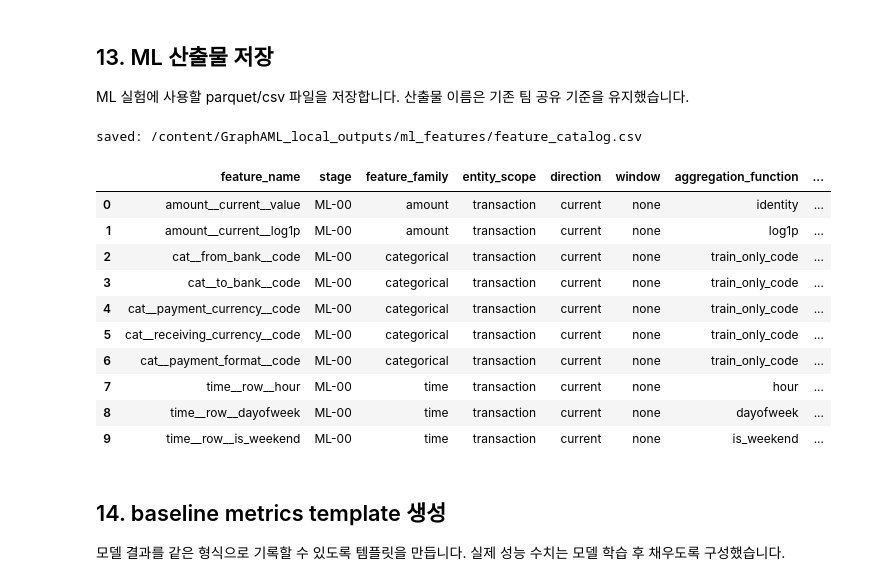
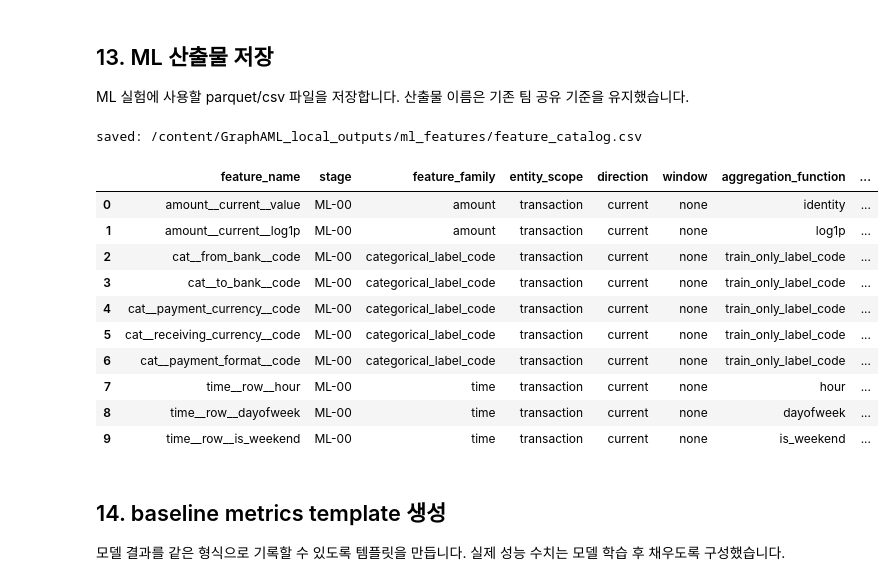
Before and after one commit to JKYUPSYCHE/Graph_AML, a Jupyter notebook: data/preprocessing/03_ml_feature_process.ipynb, the cells around one changed output. Cells and saved outputs as stored; diff of their text form; code cells hidden in the pictures.

```diff
--- a/data/preprocessing/03_ml_feature_process.ipynb
+++ b/data/preprocessing/03_ml_feature_process.ipynb
@@ -393,6 +393,10 @@ for k, v in COL.items():
 # clone 없이 바로 처리
 df = df_raw
 
+# 원본 clean_base에 없어서 unknown 상수로 만든 범주형 컬럼을 추적합니다.
+# 이런 컬럼은 실제 원본 신호가 아니므로 인코딩 대상에서 제외합니다.
+CREATED_UNKNOWN_CATEGORICAL_COLS = []
+
 # tx_id 없으면 row 순서 기준 생성
 if COL["tx_id"] is None:
     df = df.with_row_index("tx_id")
@@ -401,9 +405,11 @@ if COL["tx_id"] is None:
 # 은행 / 통화 / 결제방식 컬럼 없으면 unknown
 for key in ["from_bank", "to_bank", "payment_currency", "receiving_currency", "payment_format"]:
     if COL[key] is None:
-        # split 라벨을 원본 row에 붙여 이후 산출물에서 공통으로 사용합니다.
+        # 원본 clean_base에 없는 컬럼은 unknown 상수로 만들어 downstream 오류를 막되,
+        # 실제 ML 인코딩 대상에서는 제외할 수 있도록 별도 기록합니다.
         df = df.with_columns(pl.lit("unknown").alias(key))
         COL[key] = key
+        CREATED_UNKNOWN_CATEGORICAL_COLS.append(key)
 
 # split 라벨을 원본 row에 붙여 이후 산출물에서 공통으로 사용합니다.
 df = df.with_columns([
@@ -1146,12 +1344,12 @@ def make_feature_catalog():
 
     for raw_col, feat_col in CAT_FEATURE_MAP.items():
         add_record(
-            feat_col, "ML-00", "categorical", "transaction", "current", "none",
-            "train_only_code", raw_col,
+            feat_col, "ML-00", "categorical_label_code", "transaction", "current", "none",
+            "train_only_label_code", raw_col,
             "mapping is fitted on train split only",
             "unknown in val/test -> -1",
             "low", "institution/payment/currency pattern", "selected",
-            "정수 코드 자체에 순서 의미는 없음",
+            "정희님 요청 기준: 기존 산출물 구조 유지 + categorical encoded column 추가. 정수 code 자체에 순서 의미는 없음",
             "categorical_{}".format(raw_col)
         )
 
@@ -1225,100 +1423,44 @@ def make_feature_catalog():
             "recency NaN 해석 보조", "{}_{}_recency".format(entity_scope, direction)
         )
 
-
-    # baseline P0 범위 아님. TODO로만 기록
-    add_record(
-        "cur_vs_mean_ratio",
-        "TODO",
-        "ratio",
-        "transaction_vs_history",
-        "current",
-        "future",
-        "current_amount_div_past_mean",
-        "amount, history_amount_mean",
-        "must use past_timestamp < current_timestamp",
-        "zero denominator -> define epsilon or 0 before use",
-        "medium",
-        "amount anomaly",
-        "todo",
-        "TODO: Stage 0 확장 후보 cur_vs_mean_ratio",
-        "amount_ratio_extension",
-    )
-
-    add_record(
-        "pair_tgap",
-        "TODO",
-        "pair",
-        "sender_receiver",
-        "forward",
-        "future",
-        "seconds_since_last_pair_tx",
-        "sender_account, receiver_account, timestamp",
-        "must use past_timestamp < current_timestamp",
-        "no previous pair -> NaN with first flag",
-        "medium",
-        "pair recency",
-        "todo",
-        "TODO: Pair 확장 후보 pair tgap, is_new_pair",
-        "pair_extension",
-    )
-
-    add_record(
-        "is_new_pair",
-        "TODO",
-        "pair",
-        "sender_receiver",
-        "forward",
-        "future",
-        "is_first_pair",
-        "sender_account, receiver_account, timestamp",
-        "must use past_timestamp < current_timestamp",
-        "first pair -> 1 else 0",
-        "low",
-        "new counterparty pair",
-        "todo",
-        "TODO: Pair 확장 후보 pair tgap, is_new_pair",
-        "pair_extension",
-    )
-
     cols = [
         "feature_name",
         "stage",
         "feature_family",
         "entity_scope",
         "direction",
         "window",
         "aggregation_function",
         "input_columns",
         "leakage_rule",
         "null_policy",
         "computational_cost",
         "aml_typology",
         "selection_status",
         "notes",
         "correlation_group",
     ]
 
     return pd.DataFrame(records)[cols]
 
 
 # feature 설명과 누수 방지 기준을 catalog로 저장합니다.
 feature_catalog = make_feature_catalog()
 feature_catalog_path = CONFIG["LOCAL_OUTPUT_DIR"] / "feature_catalog.csv"
 feature_catalog.to_csv(feature_catalog_path, index=False, encoding="utf-8-sig")
 
 print("saved:", feature_catalog_path)
 feature_catalog.head(10)
 # %% [output]
 saved: /content/GraphAML_local_outputs/ml_features/feature_catalog.csv
 |  | feature_name | stage | feature_family | entity_scope | direction | window | aggregation_function | ... |
 | 0 | amount__current__value | ML-00 | amount | transaction | current | none | identity | ... |
 | 1 | amount__current__log1p | ML-00 | amount | transaction | current | none | log1p | ... |
-| 2 | cat__from_bank__code | ML-00 | categorical | transaction | current | none | train_only_code | ... |
-| 3 | cat__to_bank__code | ML-00 | categorical | transaction | current | none | train_only_code | ... |
-| 4 | cat__payment_currency__code | ML-00 | categorical | transaction | current | none | train_only_code | ... |
-| 5 | cat__receiving_currency__code | ML-00 | categorical | transaction | current | none | train_only_code | ... |
-| 6 | cat__payment_format__code | ML-00 | categorical | transaction | current | none | train_only_code | ... |
+| 2 | cat__from_bank__code | ML-00 | categorical_label_code | transaction | current | none | train_only_label_code | ... |
+| 3 | cat__to_bank__code | ML-00 | categorical_label_code | transaction | current | none | train_only_label_code | ... |
+| 4 | cat__payment_currency__code | ML-00 | categorical_label_code | transaction | current | none | train_only_label_code | ... |
+| 5 | cat__receiving_currency__code | ML-00 | categorical_label_code | transaction | current | none | train_only_label_code | ... |
+| 6 | cat__payment_format__code | ML-00 | categorical_label_code | transaction | current | none | train_only_label_code | ... |
 | 7 | time__row__hour | ML-00 | time | transaction | current | none | hour | ... |
 | 8 | time__row__dayofweek | ML-00 | time | transaction | current | none | dayofweek | ... |
 | 9 | time__row__is_weekend | ML-00 | time | transaction | current | none | is_weekend | ... |
```
Also changed, not shown: parts of 15 cells of this notebook.
